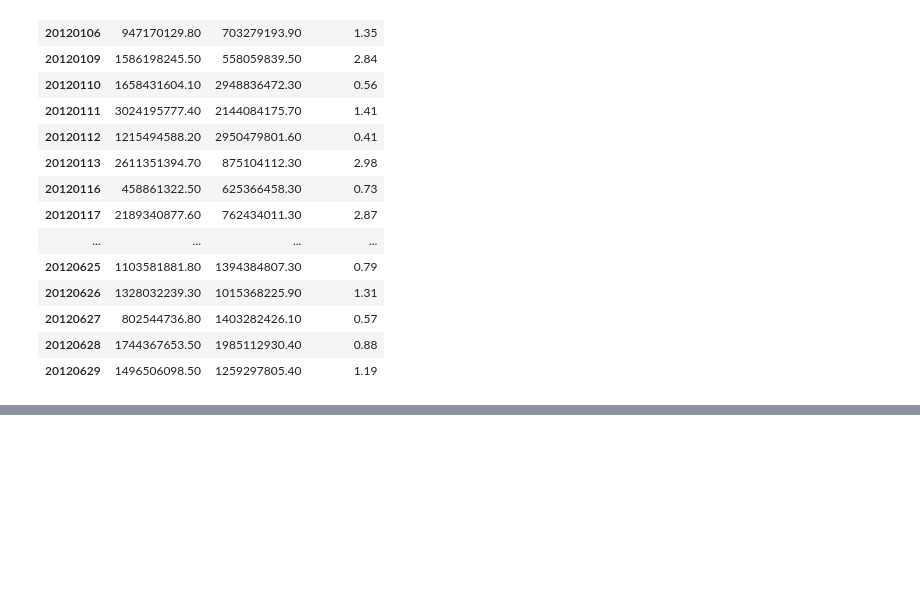
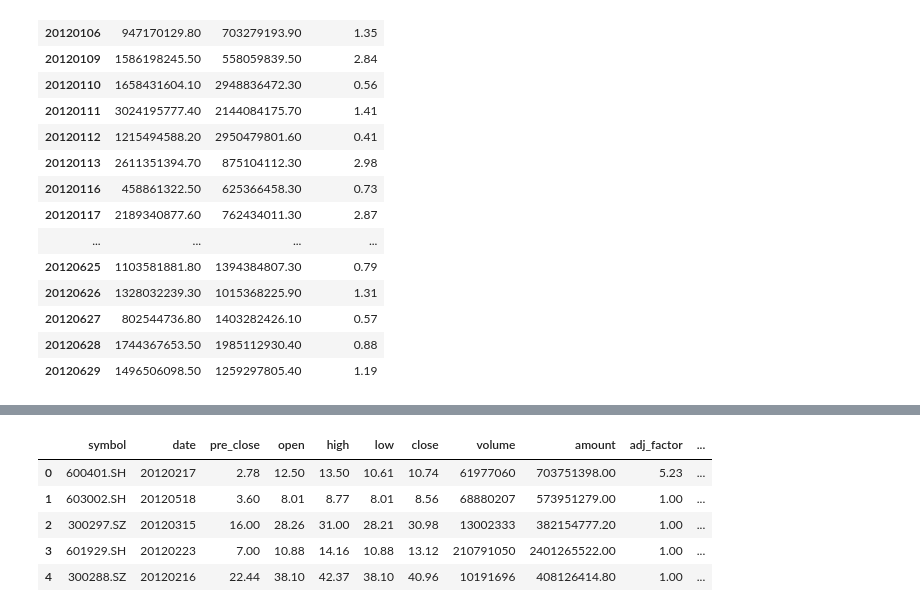
Before and after one commit to frankzhangsyd/vscode-python, a Jupyter notebook: Pandas 50.ipynb, the cells around one changed output, grey strips where cells are left out. Saved outputs shown, nothing was run; the diff lists cells and outputs as text; code cells hidden in the pictures; blank space fills up the shorter version.

```diff
--- a/Pandas 50.ipynb
+++ b/Pandas 50.ipynb
@@ -237,0 +315,9 @@ df.groupby('date')[['flag_open']].sum()
+# %%
+df2.head()
+# %% [output]
+|  | symbol | date | pre_close | open | high | low | close | volume | amount | adj_factor | ... |
+| 0 | 600401.SH | 20120217 | 2.78 | 12.50 | 13.50 | 10.61 | 10.74 | 61977060 | 703751398.00 | 5.23 | ... |
+| 1 | 603002.SH | 20120518 | 3.60 | 8.01 | 8.77 | 8.01 | 8.56 | 68880207 | 573951279.00 | 1.00 | ... |
+| 2 | 300297.SZ | 20120315 | 16.00 | 28.26 | 31.00 | 28.21 | 30.98 | 13002333 | 382154777.20 | 1.00 | ... |
+| 3 | 601929.SH | 20120223 | 7.00 | 10.88 | 14.16 | 10.88 | 13.12 | 210791050 | 2401265522.00 | 1.00 | ... |
+| 4 | 300288.SZ | 20120216 | 22.44 | 38.10 | 42.37 | 38.10 | 40.96 | 10191696 | 408126414.80 | 1.00 | ... |
```
Also changed, not shown: parts of 29 cells of this notebook, 1 other file.
